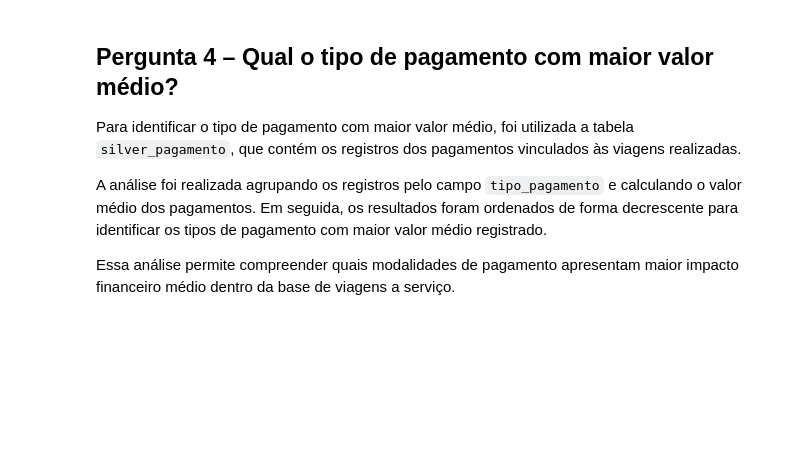
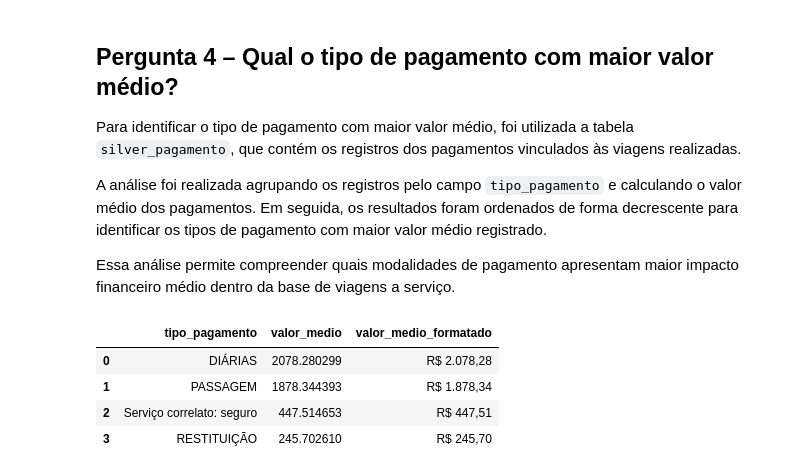
Before and after one commit to FernandaBarrosLinhares/Projeto-Final-Fernanda-Linhares, a Jupyter notebook: _MySQL/3_analise.ipynb, the cells around one changed output. Cells and saved outputs as stored; diff of their text form; code cells hidden in the pictures; blank space fills up the shorter version.

```diff
--- a/_MySQL/3_analise.ipynb
+++ b/_MySQL/3_analise.ipynb
@@ -434,0 +428,20 @@ ORDER BY valor_medio DESC;
+# %%
+sql_q4 = '''
+SELECT
+    tipo_pagamento,
+    AVG(valor) AS valor_medio
+FROM silver_pagamento
+GROUP BY tipo_pagamento
+ORDER BY valor_medio DESC;
+'''
+
+q4 = consultar(sql_q4)
+q4['valor_medio_formatado'] = q4['valor_medio'].apply(reais)
+
+q4
+# %% [output]
+|  | tipo_pagamento | valor_medio | valor_medio_formatado |
+| 0 | DIÁRIAS | 2078.280299 | R$ 2.078,28 |
+| 1 | PASSAGEM | 1878.344393 | R$ 1.878,34 |
+| 2 | Serviço correlato: seguro | 447.514653 | R$ 447,51 |
+| 3 | RESTITUIÇÃO | 245.702610 | R$ 245,70 |
```
Also changed, not shown: parts of 7 cells of this notebook, 1 other file.
